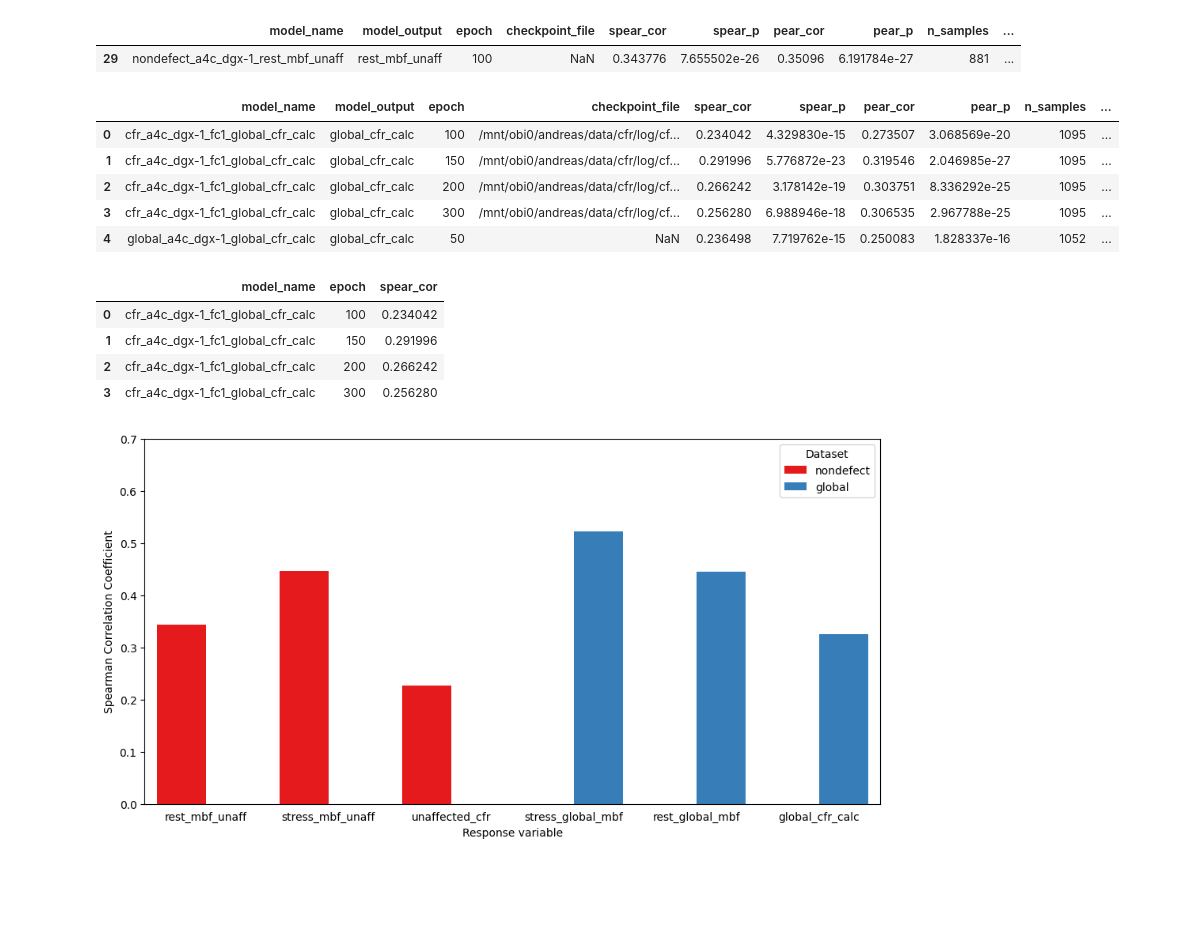
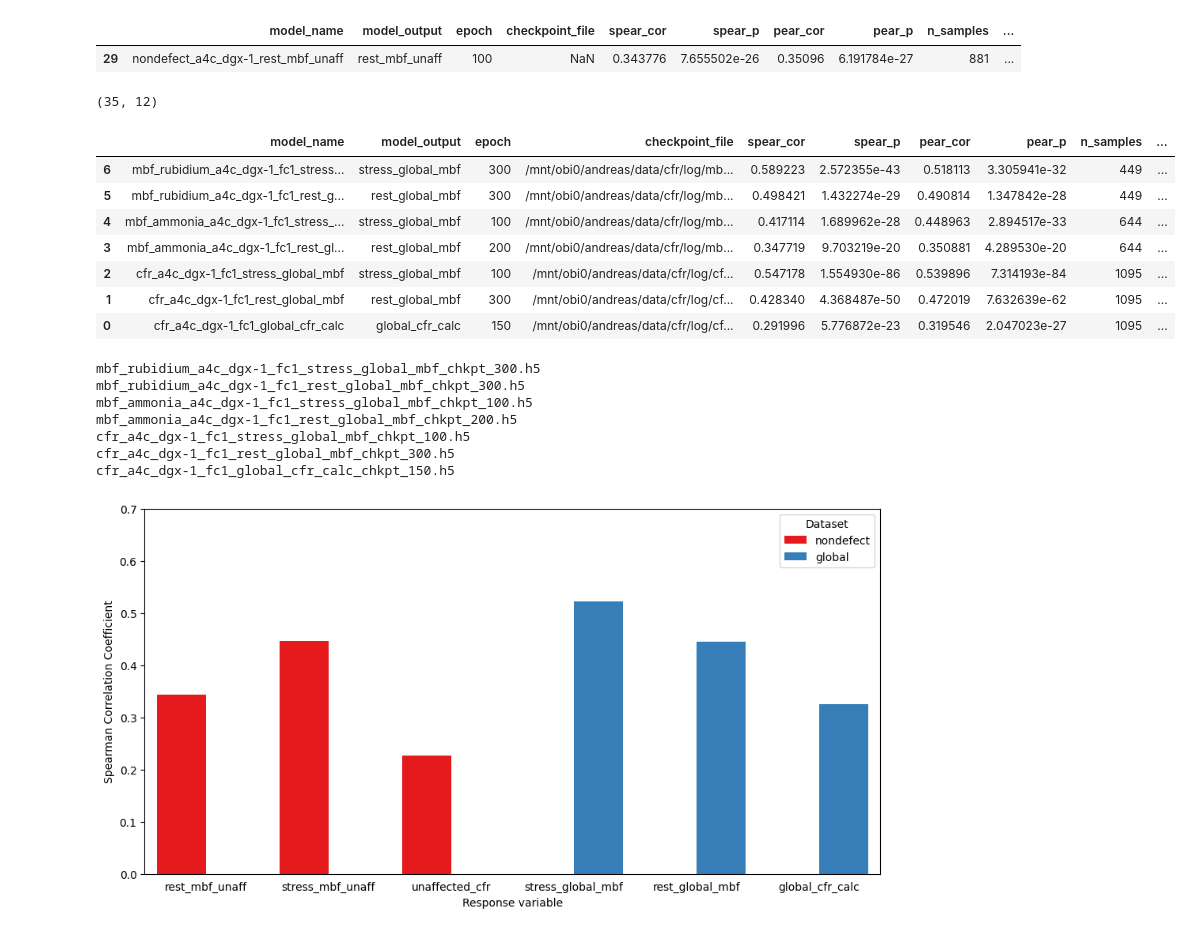
Before and after one commit to awerdich/werdich-cfr, a Jupyter notebook: notebooks/visualize_cfr_predictions.ipynb, the cells around one changed output. Drawn from its saved outputs; the diff is of its cells as text; code cells hidden in the pictures; blank space fills up the shorter version.

Commit message:
Read for predictions on genetics data.

```diff
--- a/notebooks/visualize_cfr_predictions.ipynb
+++ b/notebooks/visualize_cfr_predictions.ipynb
@@ -139,19 +126,34 @@ df_corx = df_corx.drop(df_corx[df_corx.model_name=='nondefect_a4c_gpu2_fc64aug_r
-# %%
-df_cor.head()
-# %% [output]
-|  | model_name | model_output | epoch | checkpoint_file | spear_cor | spear_p | pear_cor | pear_p | n_samples | ... |
-| 0 | cfr_a4c_dgx-1_fc1_global_cfr_calc | global_cfr_calc | 100 | /mnt/obi0/andreas/data/cfr/log/cf... | 0.234042 | 4.329830e-15 | 0.273507 | 3.068569e-20 | 1095 | ... |
-| 1 | cfr_a4c_dgx-1_fc1_global_cfr_calc | global_cfr_calc | 150 | /mnt/obi0/andreas/data/cfr/log/cf... | 0.291996 | 5.776872e-23 | 0.319546 | 2.046985e-27 | 1095 | ... |
-| 2 | cfr_a4c_dgx-1_fc1_global_cfr_calc | global_cfr_calc | 200 | /mnt/obi0/andreas/data/cfr/log/cf... | 0.266242 | 3.178142e-19 | 0.303751 | 8.336292e-25 | 1095 | ... |
-| 3 | cfr_a4c_dgx-1_fc1_global_cfr_calc | global_cfr_calc | 300 | /mnt/obi0/andreas/data/cfr/log/cf... | 0.256280 | 6.988946e-18 | 0.306535 | 2.967788e-25 | 1095 | ... |
-| 4 | global_a4c_dgx-1_global_cfr_calc | global_cfr_calc | 50 | NaN | 0.236498 | 7.719762e-15 | 0.250083 | 1.828337e-16 | 1052 | ... |
-# %%
-df_cor[df_cor.model_name=='cfr_a4c_dgx-1_fc1_global_cfr_calc'][['model_name', 'epoch', 'spear_cor']]
-# %% [output]
-|  | model_name | epoch | spear_cor |
-| 0 | cfr_a4c_dgx-1_fc1_global_cfr_calc | 100 | 0.234042 |
-| 1 | cfr_a4c_dgx-1_fc1_global_cfr_calc | 150 | 0.291996 |
-| 2 | cfr_a4c_dgx-1_fc1_global_cfr_calc | 200 | 0.266242 |
-| 3 | cfr_a4c_dgx-1_fc1_global_cfr_calc | 300 | 0.256280 |
+# %%
+# Best models
+print(df_cor.shape)
+df_cor.head()
+
+df_corx = df_cor.loc[df_cor.groupby('model_name')['spear_cor'].idxmax()].reset_index(drop=True)
+df_corx = df_corx.sort_values(by = ['dset', 'spear_cor'], ascending=False)
+df_corx
+# %% [output]
+(35, 12)
+|  | model_name | model_output | epoch | checkpoint_file | spear_cor | spear_p | pear_cor | pear_p | n_samples | ... |
+| 6 | mbf_rubidium_a4c_dgx-1_fc1_stress... | stress_global_mbf | 300 | /mnt/obi0/andreas/data/cfr/log/mb... | 0.589223 | 2.572355e-43 | 0.518113 | 3.305941e-32 | 449 | ... |
+| 5 | mbf_rubidium_a4c_dgx-1_fc1_rest_g... | rest_global_mbf | 300 | /mnt/obi0/andreas/data/cfr/log/mb... | 0.498421 | 1.432274e-29 | 0.490814 | 1.347842e-28 | 449 | ... |
+| 4 | mbf_ammonia_a4c_dgx-1_fc1_stress_... | stress_global_mbf | 100 | /mnt/obi0/andreas/data/cfr/log/mb... | 0.417114 | 1.689962e-28 | 0.448963 | 2.894517e-33 | 644 | ... |
+| 3 | mbf_ammonia_a4c_dgx-1_fc1_rest_gl... | rest_global_mbf | 200 | /mnt/obi0/andreas/data/cfr/log/mb... | 0.347719 | 9.703219e-20 | 0.350881 | 4.289530e-20 | 644 | ... |
+| 2 | cfr_a4c_dgx-1_fc1_stress_global_mbf | stress_global_mbf | 100 | /mnt/obi0/andreas/data/cfr/log/cf... | 0.547178 | 1.554930e-86 | 0.539896 | 7.314193e-84 | 1095 | ... |
+| 1 | cfr_a4c_dgx-1_fc1_rest_global_mbf | rest_global_mbf | 300 | /mnt/obi0/andreas/data/cfr/log/cf... | 0.428340 | 4.368487e-50 | 0.472019 | 7.632639e-62 | 1095 | ... |
+| 0 | cfr_a4c_dgx-1_fc1_global_cfr_calc | global_cfr_calc | 150 | /mnt/obi0/andreas/data/cfr/log/cf... | 0.291996 | 5.776872e-23 | 0.319546 | 2.047023e-27 | 1095 | ... |
+# %%
+#df_corx = df_cor.loc[df_cor.groupby('model_name')['epoch'].idxmax()].reset_index(drop=True)
+#df_corx = df_corx.sort_values(by = ['dset', 'spear_cor'], ascending=False)
+checkpoint_files = list(df_corx.checkpoint_file.values)
+checkpoint_files = [os.path.basename(file) for file in checkpoint_files]
+print(*checkpoint_files, sep='\n')
+# %% [output]
+mbf_rubidium_a4c_dgx-1_fc1_stress_global_mbf_chkpt_300.h5
+mbf_rubidium_a4c_dgx-1_fc1_rest_global_mbf_chkpt_300.h5
+mbf_ammonia_a4c_dgx-1_fc1_stress_global_mbf_chkpt_100.h5
+mbf_ammonia_a4c_dgx-1_fc1_rest_global_mbf_chkpt_200.h5
+cfr_a4c_dgx-1_fc1_stress_global_mbf_chkpt_100.h5
+cfr_a4c_dgx-1_fc1_rest_global_mbf_chkpt_300.h5
+cfr_a4c_dgx-1_fc1_global_cfr_calc_chkpt_150.h5
 # %%
 # Save all model results
```
Also changed, not shown: parts of 5 cells of this notebook, 2 other files.
